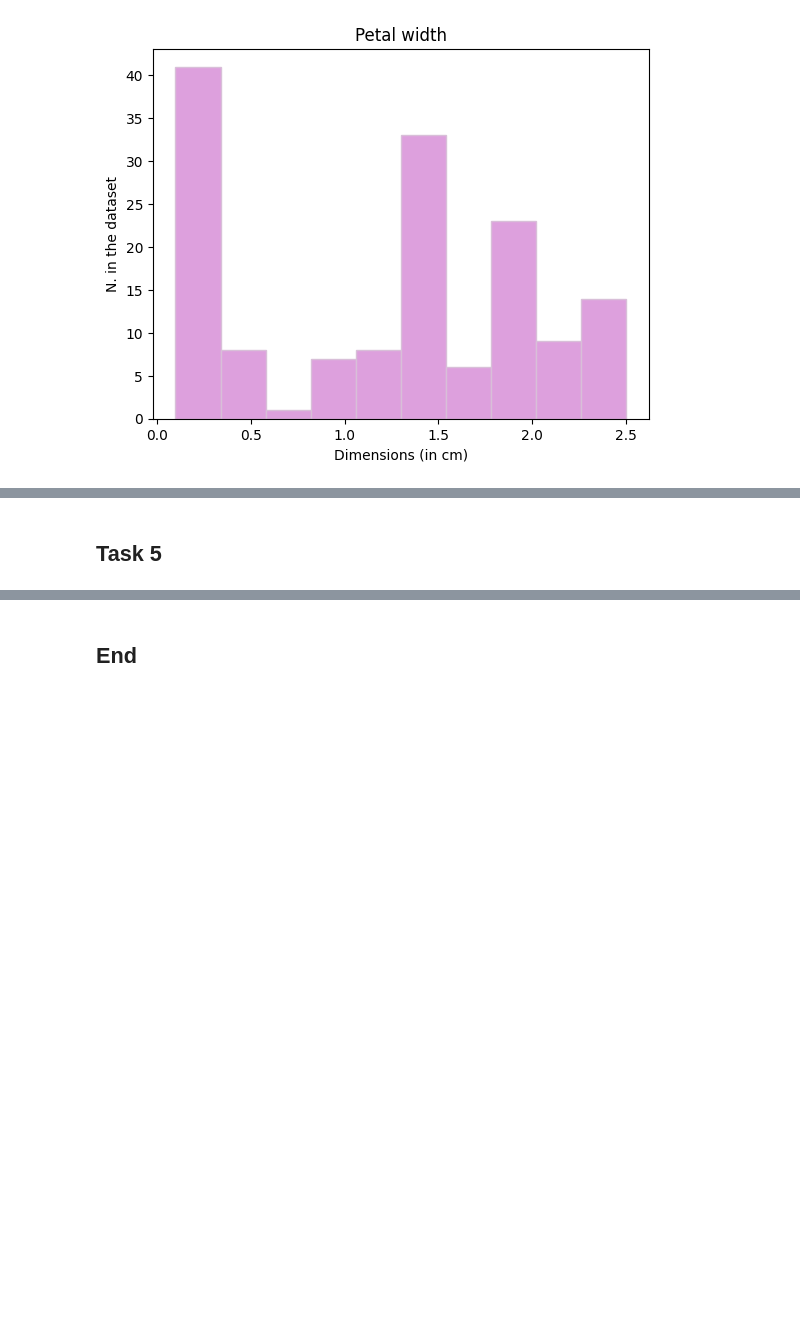
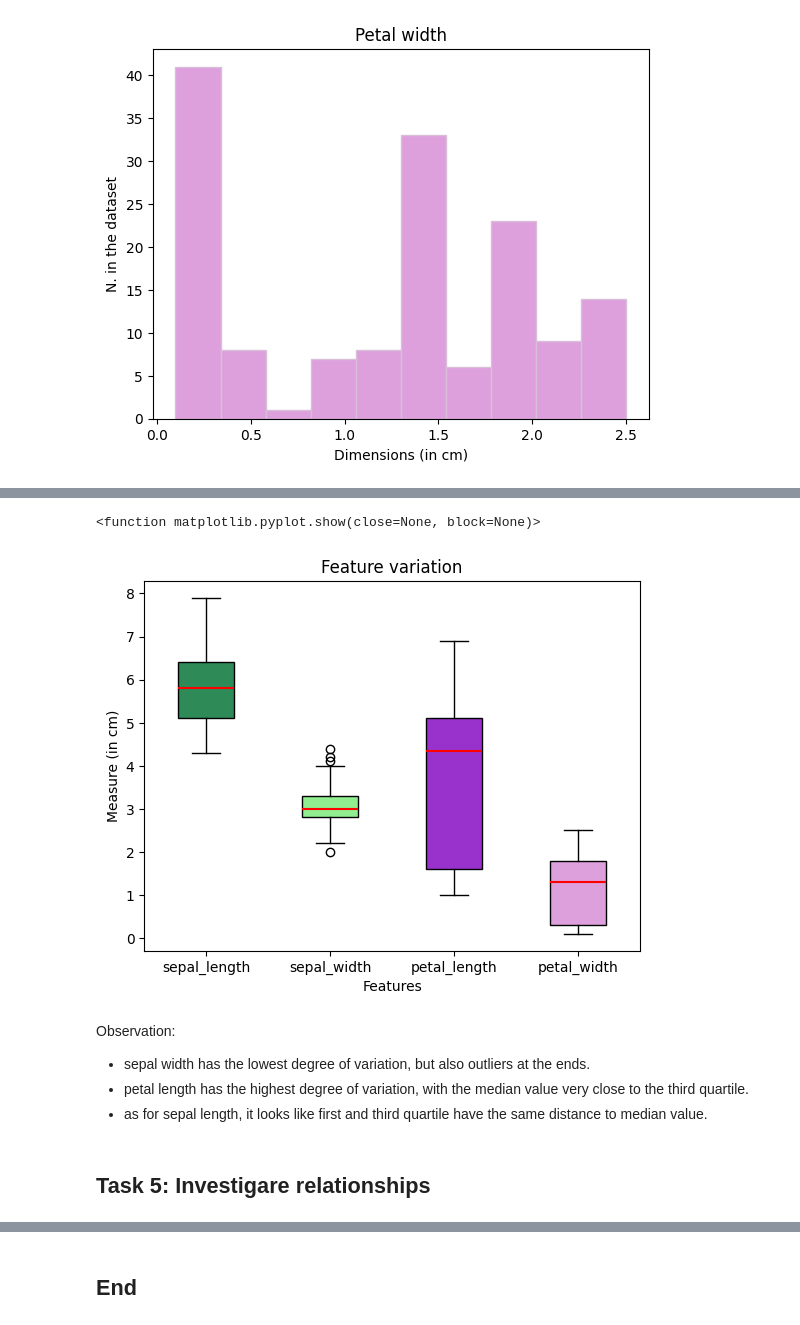
Before and after one commit to irenecelebrin/principles_of_data_analytics, a Jupyter notebook: tasks.ipynb, the cells around one changed output, grey strips where cells are left out. Saved outputs shown, nothing was run; the diff lists cells and outputs as text; code cells hidden in the pictures; blank space fills up the shorter version.

Commit message:
task 4 and 5

```diff
--- a/tasks.ipynb
+++ b/tasks.ipynb
@@ -257,2 +298,42 @@ My observations so far:
+# %%
+# create a boxplot to see variation difference in the 4 features
+# see https://matplotlib.org/stable/api/_as_gen/matplotlib.axes.Axes.boxplot.html
+
+# set labels and colors
+feature_names = ['sepal_length','sepal_width','petal_length','petal_width']
+colors = ['seagreen','lightgreen', 'darkorchid', 'plum']
+median_color = dict(color = 'red', linewidth = 1.5 )
+
+# Create subplot
+fig, ax = plt.subplots()
+
+# Plot boxplots
+# Subplot includes different colors for each feature boxplot, ticks and labels for each feature
+feature_plot = ax.boxplot(features, patch_artist=True, medianprops= median_color, tick_labels=feature_names)
+
+# assign colors to each feature boxplot
+# more here: https://matplotlib.org/stable/gallery/statistics/boxplot_color.html#sphx-glr-gallery-statistics-boxplot-color-py
+for patch, color in zip(feature_plot['boxes'], colors):
+    patch.set_facecolor(color)
+
+# add title
+ax.set_title('Feature variation')
+# add x ticks and labels for each boxplot
+# see https://matplotlib.org/stable/api/_as_gen/matplotlib.axes.Axes.set_xticks.html#matplotlib.axes.Axes.set_xticks
+#plt.xticks([1,2,3,4], feature_names)
+# add labels for axes
+ax.set_xlabel('Features')
+ax.set_ylabel('Measure (in cm)')
+
+# show plot
+plt.show
+# %% [output]
+<function matplotlib.pyplot.show(close=None, block=None)>
+[figure, added]
+# %% [markdown]
+Observation:
+- sepal width has the lowest degree of variation, but also outliers at the ends.
+- petal length has the highest degree of variation, with the median value very close to the third quartile.
+- as for sepal length, it looks like first and third quartile have the same distance to median value.
 # %% [markdown]
-## Task 5
+## Task 5: Investigare relationships
```
Also changed, not shown: parts of 32 cells of this notebook, 2 other files.
